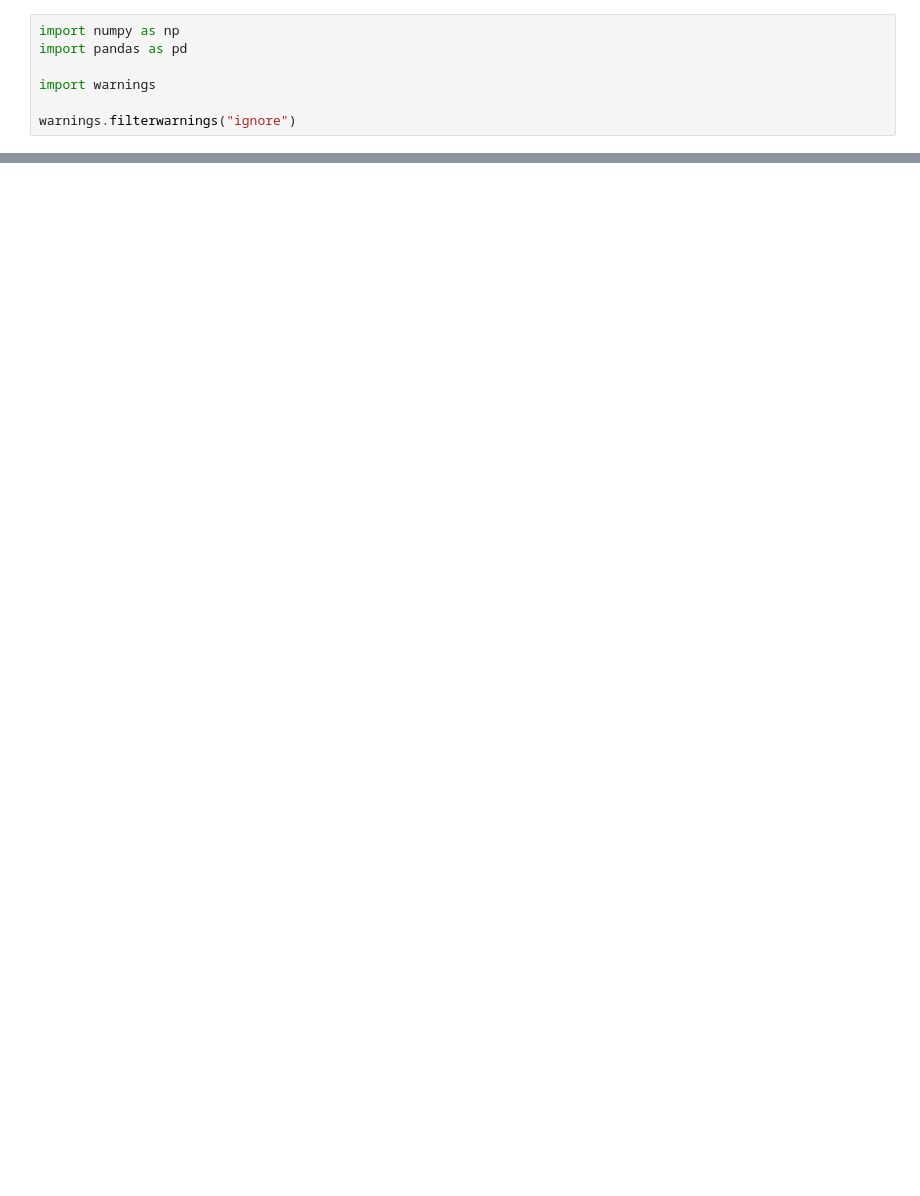
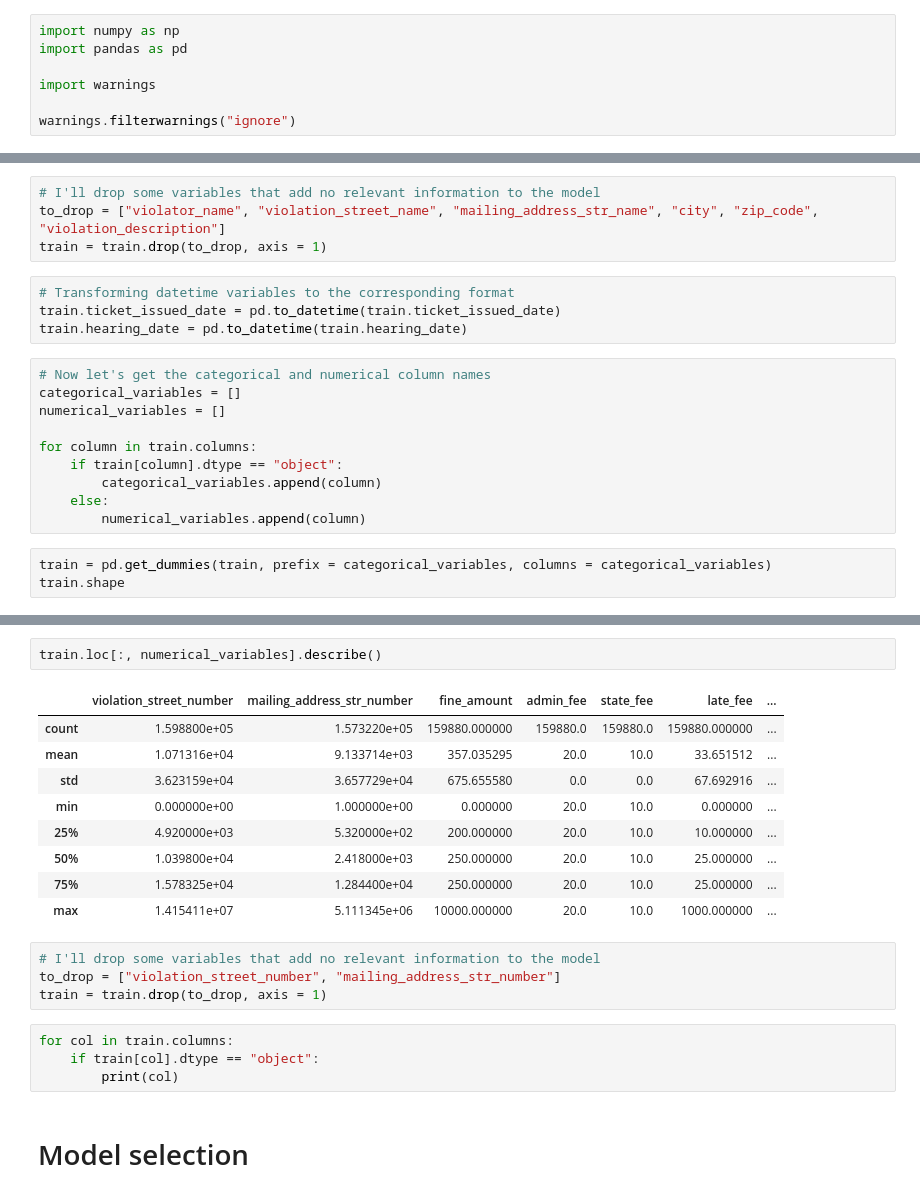
Before and after one commit to Jasc94/Coursera_AppliedDataScience_Specialization, a Jupyter notebook: 3_AppliedMachineLearning/assignment4.ipynb, the cells around one changed output, grey strips where cells are left out. Drawn from its saved outputs; the diff is of its cells as text; blank space fills up the shorter version.

```diff
--- a/3_AppliedMachineLearning/assignment4.ipynb
+++ b/3_AppliedMachineLearning/assignment4.ipynb
@@ -22,0 +143,21 @@ print(f"Test shape: {test.shape}")
+# %%
+# I'll drop some variables that add no relevant information to the model
+to_drop = ["violator_name", "violation_street_name", "mailing_address_str_name", "city", "zip_code", "violation_description"]
+train = train.drop(to_drop, axis = 1)
+# %%
+# Transforming datetime variables to the corresponding format
+train.ticket_issued_date = pd.to_datetime(train.ticket_issued_date)
+train.hearing_date = pd.to_datetime(train.hearing_date)
+# %%
+# Now let's get the categorical and numerical column names
+categorical_variables = []
+numerical_variables = []
+
+for column in train.columns:
+    if train[column].dtype == "object":
+        categorical_variables.append(column)
+    else:
+        numerical_variables.append(column)
+# %%
+train = pd.get_dummies(train, prefix = categorical_variables, columns = categorical_variables)
+train.shape
@@ -22,0 +183,22 @@ print(f"Test shape: {test.shape}")
+# %%
+train.loc[:, numerical_variables].describe()
+# %% [output]
+|  | violation_street_number | mailing_address_str_number | fine_amount | admin_fee | state_fee | late_fee | ... |
+| count | 1.598800e+05 | 1.573220e+05 | 159880.000000 | 159880.0 | 159880.0 | 159880.000000 | ... |
+| mean | 1.071316e+04 | 9.133714e+03 | 357.035295 | 20.0 | 10.0 | 33.651512 | ... |
+| std | 3.623159e+04 | 3.657729e+04 | 675.655580 | 0.0 | 0.0 | 67.692916 | ... |
+| min | 0.000000e+00 | 1.000000e+00 | 0.000000 | 20.0 | 10.0 | 0.000000 | ... |
+| 25% | 4.920000e+03 | 5.320000e+02 | 200.000000 | 20.0 | 10.0 | 10.000000 | ... |
+| 50% | 1.039800e+04 | 2.418000e+03 | 250.000000 | 20.0 | 10.0 | 25.000000 | ... |
+| 75% | 1.578325e+04 | 1.284400e+04 | 250.000000 | 20.0 | 10.0 | 25.000000 | ... |
+| max | 1.415411e+07 | 5.111345e+06 | 10000.000000 | 20.0 | 10.0 | 1000.000000 | ... |
+# %%
+# I'll drop some variables that add no relevant information to the model
+to_drop = ["violation_street_number", "mailing_address_str_number"]
+train = train.drop(to_drop, axis = 1)
+# %%
+for col in train.columns:
+    if train[col].dtype == "object":
+        print(col)
+# %% [markdown]
+# Model selection
```
Also changed, not shown: parts of 16 cells of this notebook.
